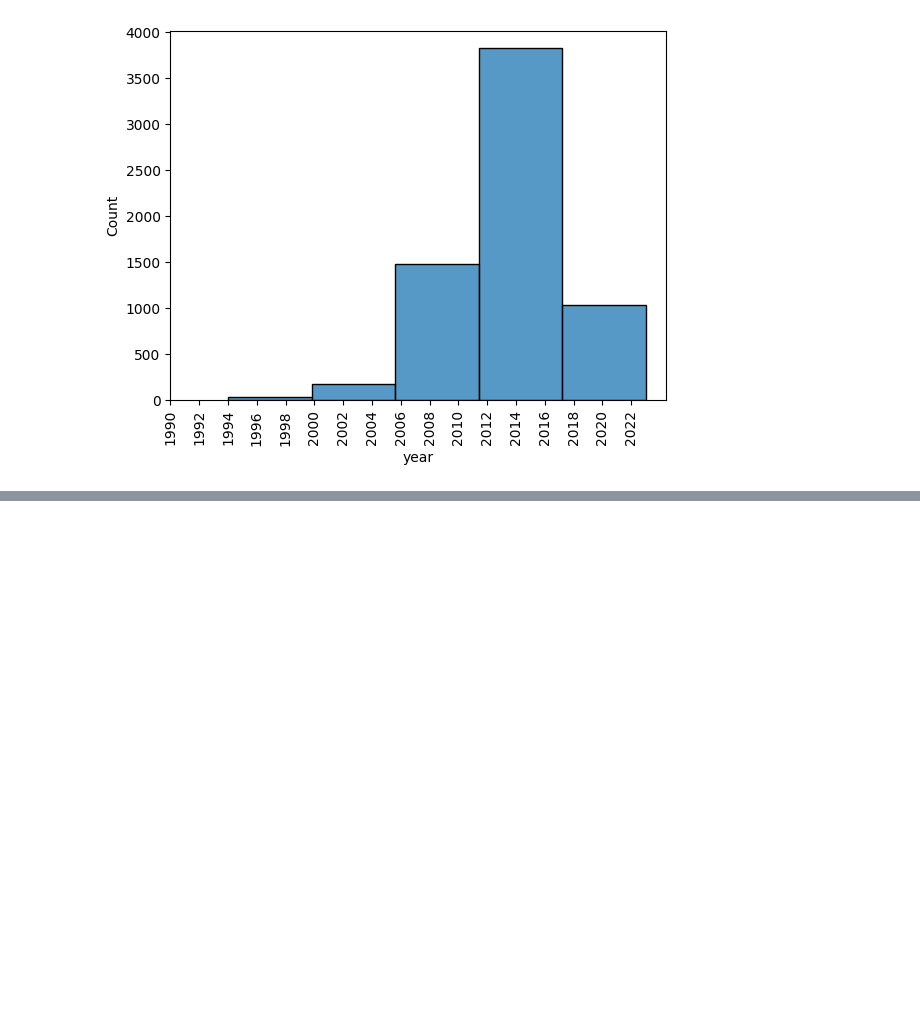
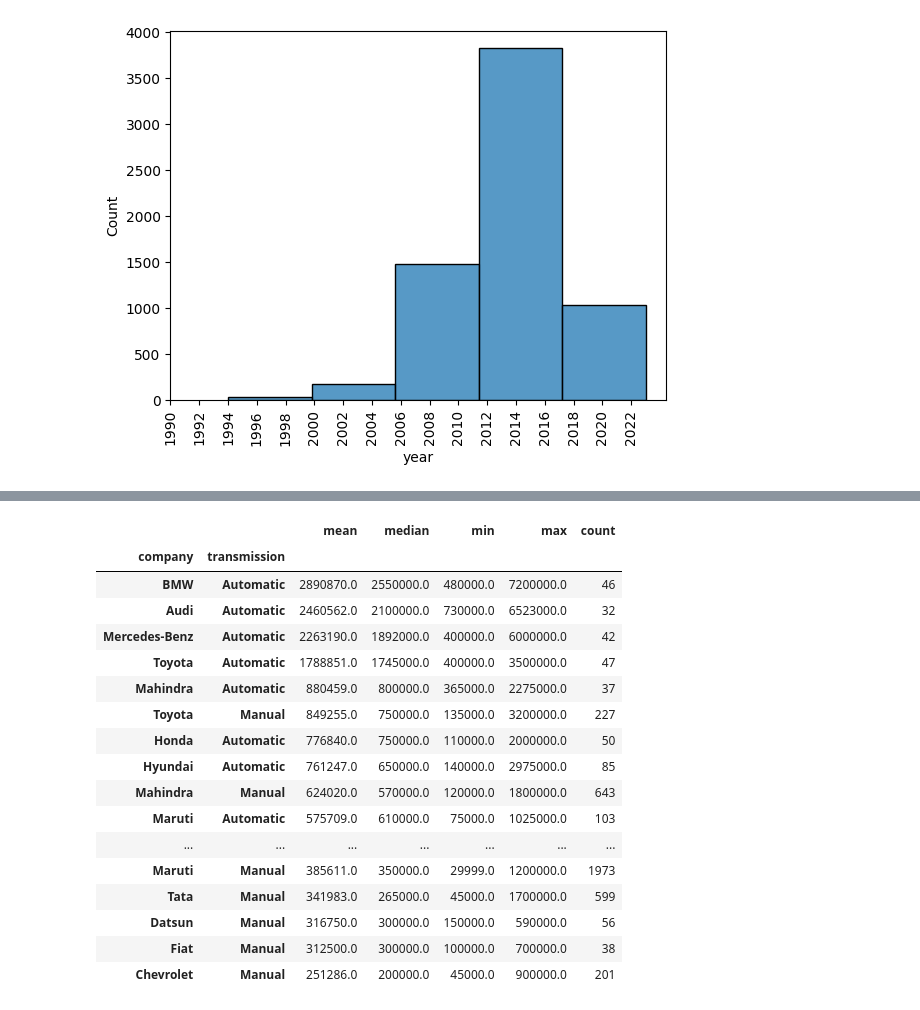
Before and after one commit to aruncb2/pandas, a Jupyter notebook: reading_files_to_df.ipynb, the cells around one changed output, grey strips where cells are left out. Drawn from its saved outputs; the diff is of its cells as text; code cells hidden in the pictures; blank space fills up the shorter version.

```diff
--- a/reading_files_to_df.ipynb
+++ b/reading_files_to_df.ipynb
@@ -1385,0 +1448,22 @@ plt.show()
+# %%
+temp=df.groupby(['company','transmission',])['selling_price'].agg(['mean','median','min','max','count']).round().sort_values('mean',ascending=False)
+temp[temp['count']>20]
+# %% [output]
+|  |  | mean | median | min | max | count |
+| company | transmission |  |  |  |  |  |
+| BMW | Automatic | 2890870.0 | 2550000.0 | 480000.0 | 7200000.0 | 46 |
+| Audi | Automatic | 2460562.0 | 2100000.0 | 730000.0 | 6523000.0 | 32 |
+| Mercedes-Benz | Automatic | 2263190.0 | 1892000.0 | 400000.0 | 6000000.0 | 42 |
+| Toyota | Automatic | 1788851.0 | 1745000.0 | 400000.0 | 3500000.0 | 47 |
+| Mahindra | Automatic | 880459.0 | 800000.0 | 365000.0 | 2275000.0 | 37 |
+| Toyota | Manual | 849255.0 | 750000.0 | 135000.0 | 3200000.0 | 227 |
+| Honda | Automatic | 776840.0 | 750000.0 | 110000.0 | 2000000.0 | 50 |
+| Hyundai | Automatic | 761247.0 | 650000.0 | 140000.0 | 2975000.0 | 85 |
+| Mahindra | Manual | 624020.0 | 570000.0 | 120000.0 | 1800000.0 | 643 |
+| Maruti | Automatic | 575709.0 | 610000.0 | 75000.0 | 1025000.0 | 103 |
+| ... | ... | ... | ... | ... | ... | ... |
+| Maruti | Manual | 385611.0 | 350000.0 | 29999.0 | 1200000.0 | 1973 |
+| Tata | Manual | 341983.0 | 265000.0 | 45000.0 | 1700000.0 | 599 |
+| Datsun | Manual | 316750.0 | 300000.0 | 150000.0 | 590000.0 | 56 |
+| Fiat | Manual | 312500.0 | 300000.0 | 100000.0 | 700000.0 | 38 |
+| Chevrolet | Manual | 251286.0 | 200000.0 | 45000.0 | 900000.0 | 201 |
```
Also changed, not shown: parts of 9 cells of this notebook.
